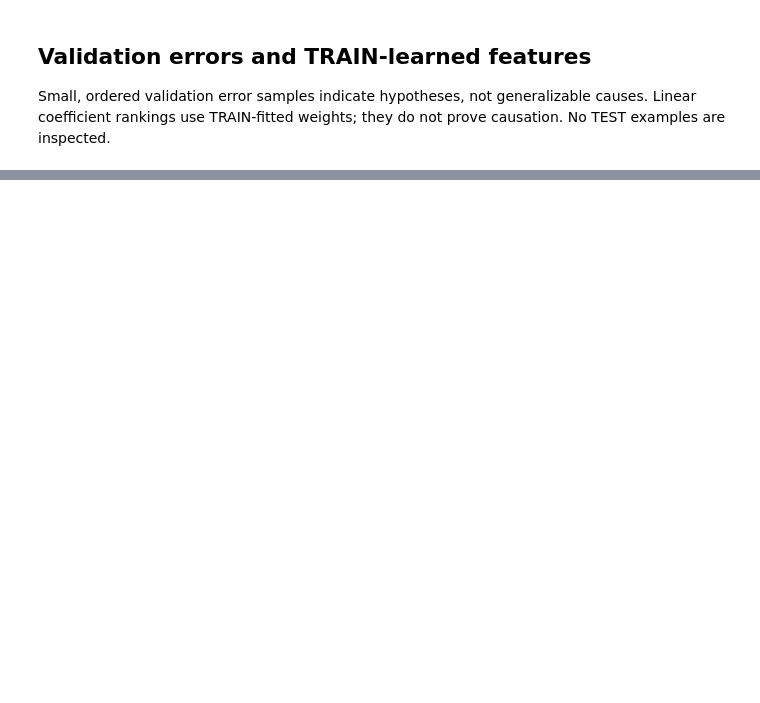
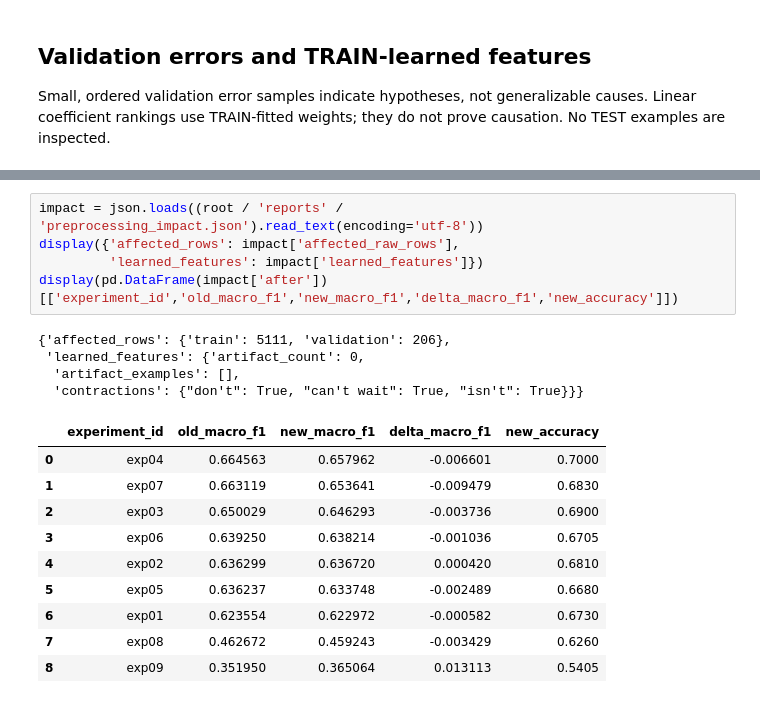
Before and after one commit to DenishShiroya22/social-media-sentiment-analysis, a Jupyter notebook: notebooks/03_model_development.ipynb, the cells around one changed output, grey strips where cells are left out. Drawn from its saved outputs; the diff is of its cells as text; blank space fills up the shorter version.

Commit message:
docs: publish frozen validation evidence and executed notebooks

```diff
--- a/notebooks/03_model_development.ipynb
+++ b/notebooks/03_model_development.ipynb
@@ -187,0 +184,20 @@ assert 'test_accuracy' not in json.dumps(metrics).lower()
+# %%
+impact = json.loads((root / 'reports' / 'preprocessing_impact.json').read_text(encoding='utf-8'))
+display({'affected_rows': impact['affected_raw_rows'],
+         'learned_features': impact['learned_features']})
+display(pd.DataFrame(impact['after'])[['experiment_id','old_macro_f1','new_macro_f1','delta_macro_f1','new_accuracy']])
+# %% [output]
+{'affected_rows': {'train': 5111, 'validation': 206},
+ 'learned_features': {'artifact_count': 0,
+  'artifact_examples': [],
+  'contractions': {"don't": True, "can't wait": True, "isn't": True}}}
+|  | experiment_id | old_macro_f1 | new_macro_f1 | delta_macro_f1 | new_accuracy |
+| 0 | exp04 | 0.664563 | 0.657962 | -0.006601 | 0.7000 |
+| 1 | exp07 | 0.663119 | 0.653641 | -0.009479 | 0.6830 |
+| 2 | exp03 | 0.650029 | 0.646293 | -0.003736 | 0.6900 |
+| 3 | exp06 | 0.639250 | 0.638214 | -0.001036 | 0.6705 |
+| 4 | exp02 | 0.636299 | 0.636720 | 0.000420 | 0.6810 |
+| 5 | exp05 | 0.636237 | 0.633748 | -0.002489 | 0.6680 |
+| 6 | exp01 | 0.623554 | 0.622972 | -0.000582 | 0.6730 |
+| 7 | exp08 | 0.462672 | 0.459243 | -0.003429 | 0.6260 |
+| 8 | exp09 | 0.351950 | 0.365064 | 0.013113 | 0.5405 |
```
Also changed, not shown: parts of 13 cells of this notebook, 10 other files.
